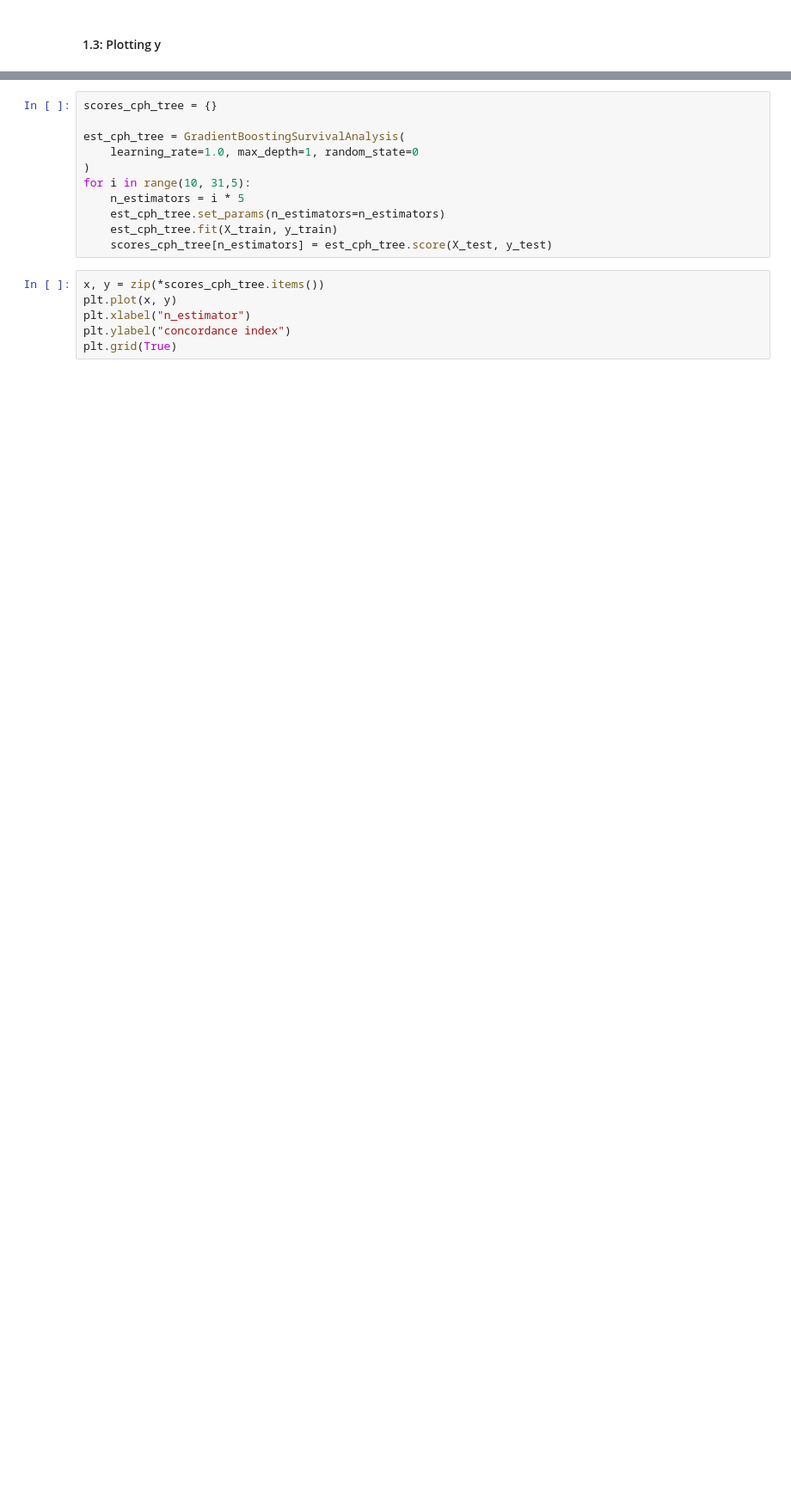
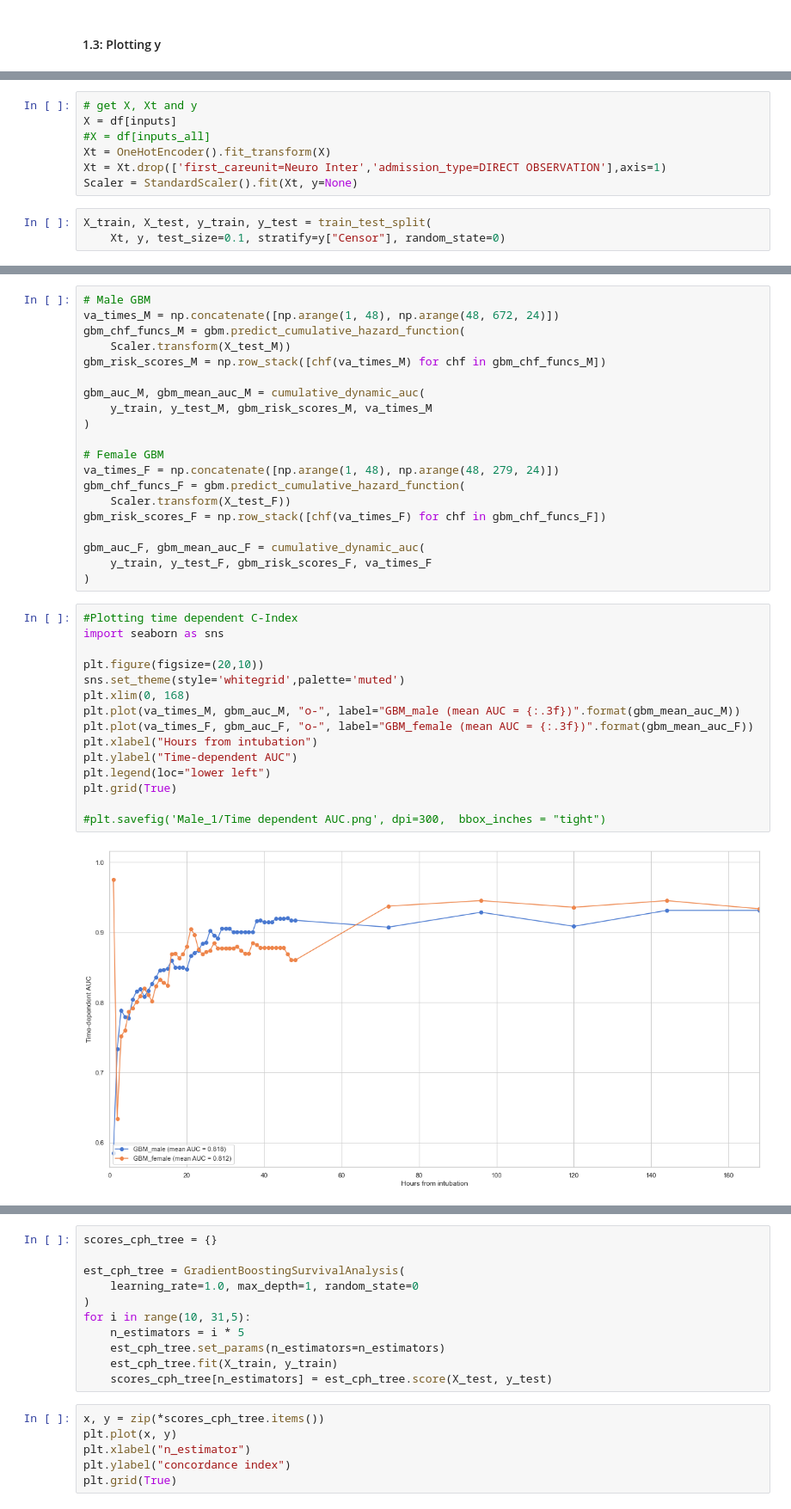
Before and after one commit to marcelchee/trident3, a Jupyter notebook: survival_vent.ipynb, the cells around one changed output, grey strips where cells are left out. Shown: that part at 86% size. Saved outputs shown, nothing was run; the diff lists cells and outputs as text; blank space fills up the shorter version.

```diff
--- a/survival_vent.ipynb
+++ b/survival_vent.ipynb
@@ -206,0 +544,10 @@ coefficients = (pd.DataFrame
+# %%
+# get X, Xt and y
+X = df[inputs]
+#X = df[inputs_all]
+Xt = OneHotEncoder().fit_transform(X)
+Xt = Xt.drop(['first_careunit=Neuro Inter','admission_type=DIRECT OBSERVATION'],axis=1)
+Scaler = StandardScaler().fit(Xt, y=None)
+# %%
+X_train, X_test, y_train, y_test = train_test_split(
+    Xt, y, test_size=0.1, stratify=y["Censor"], random_state=0)
@@ -206,0 +577,37 @@ coefficients = (pd.DataFrame
+# %%
+# Male GBM
+va_times_M = np.concatenate([np.arange(1, 48), np.arange(48, 672, 24)])
+gbm_chf_funcs_M = gbm.predict_cumulative_hazard_function(
+    Scaler.transform(X_test_M))
+gbm_risk_scores_M = np.row_stack([chf(va_times_M) for chf in gbm_chf_funcs_M])
+
+gbm_auc_M, gbm_mean_auc_M = cumulative_dynamic_auc(
+    y_train, y_test_M, gbm_risk_scores_M, va_times_M
+)
+
+# Female GBM
+va_times_F = np.concatenate([np.arange(1, 48), np.arange(48, 279, 24)])
+gbm_chf_funcs_F = gbm.predict_cumulative_hazard_function(
+    Scaler.transform(X_test_F))
+gbm_risk_scores_F = np.row_stack([chf(va_times_F) for chf in gbm_chf_funcs_F])
+
+gbm_auc_F, gbm_mean_auc_F = cumulative_dynamic_auc(
+    y_train, y_test_F, gbm_risk_scores_F, va_times_F
+)
+# %%
+#Plotting time dependent C-Index
+import seaborn as sns
+
+plt.figure(figsize=(20,10))
+sns.set_theme(style='whitegrid',palette='muted')
+plt.xlim(0, 168)
+plt.plot(va_times_M, gbm_auc_M, "o-", label="GBM_male (mean AUC = {:.3f})".format(gbm_mean_auc_M))
+plt.plot(va_times_F, gbm_auc_F, "o-", label="GBM_female (mean AUC = {:.3f})".format(gbm_mean_auc_F))
+plt.xlabel("Hours from intubation")
+plt.ylabel("Time-dependent AUC")
+plt.legend(loc="lower left")
+plt.grid(True)
+
+#plt.savefig('Male_1/Time dependent AUC.png', dpi=300,  bbox_inches = "tight")
+# %% [output]
+[figure, added]
```
Also changed, not shown: parts of 128 cells of this notebook, 2 other files.
